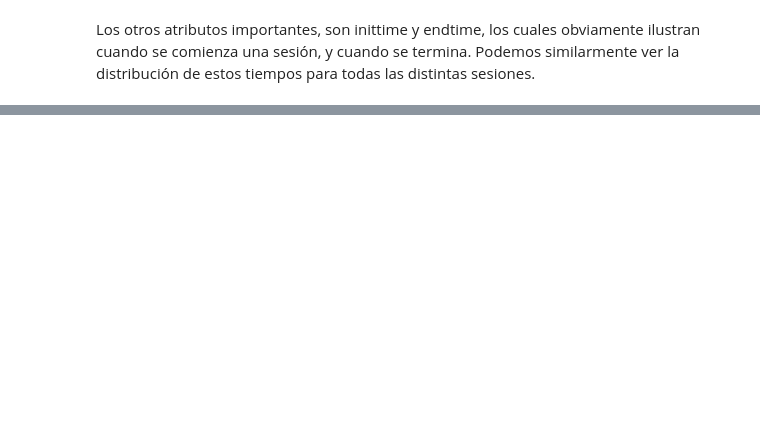
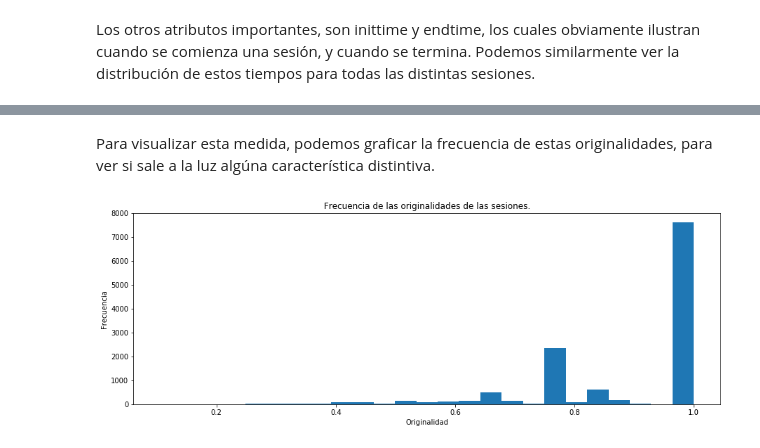
Before and after one commit to danno-s/proyecto-bayes, a Jupyter notebook: Clustering/Exploración.ipynb, the cells around one changed output, grey strips where cells are left out. Drawn from its saved outputs; the diff is of its cells as text; code cells hidden in the pictures; blank space fills up the shorter version.

```diff
--- a/Clustering/Exploración.ipynb
+++ b/Clustering/Exploración.ipynb
@@ -63,0 +87,31 @@ Ahora se logra observar un comportamiento casi lineal del tiempo con respecto a
+# %%
+def total_visits(session):
+    visits = session.split(" ")
+    total_visits = {}
+    for v in visits:
+        if v in total_visits:
+            total_visits[v] += 1
+        else:
+            total_visits[v] = 1
+    return total_visits
+
+def originality(total_visits):
+    sum = 0
+    for k in total_visits:
+        sum += 1 / total_visits[k]
+    return sum / len(total_visits)
+
+session_orig = np.asarray([originality(total_visits(s)) for s in df['sesión']])
+# %% [markdown]
+Para visualizar esta medida, podemos graficar la frecuencia de estas originalidades, para ver si sale a la luz algúna característica distintiva.
+# %%
+plt.figure(figsize=(15,5))
+ax = plt.gca()
+plt.hist(session_orig, bins=25)
+ax.set_title("Frecuencia de las originalidades de las sesiones.")
+ax.set_xlabel("Originalidad")
+ax.set_ylabel("Frecuencia")
+
+plt.show()
+# %% [output]
+[figure, added]
```
Also changed, not shown: parts of 26 cells of this notebook.
